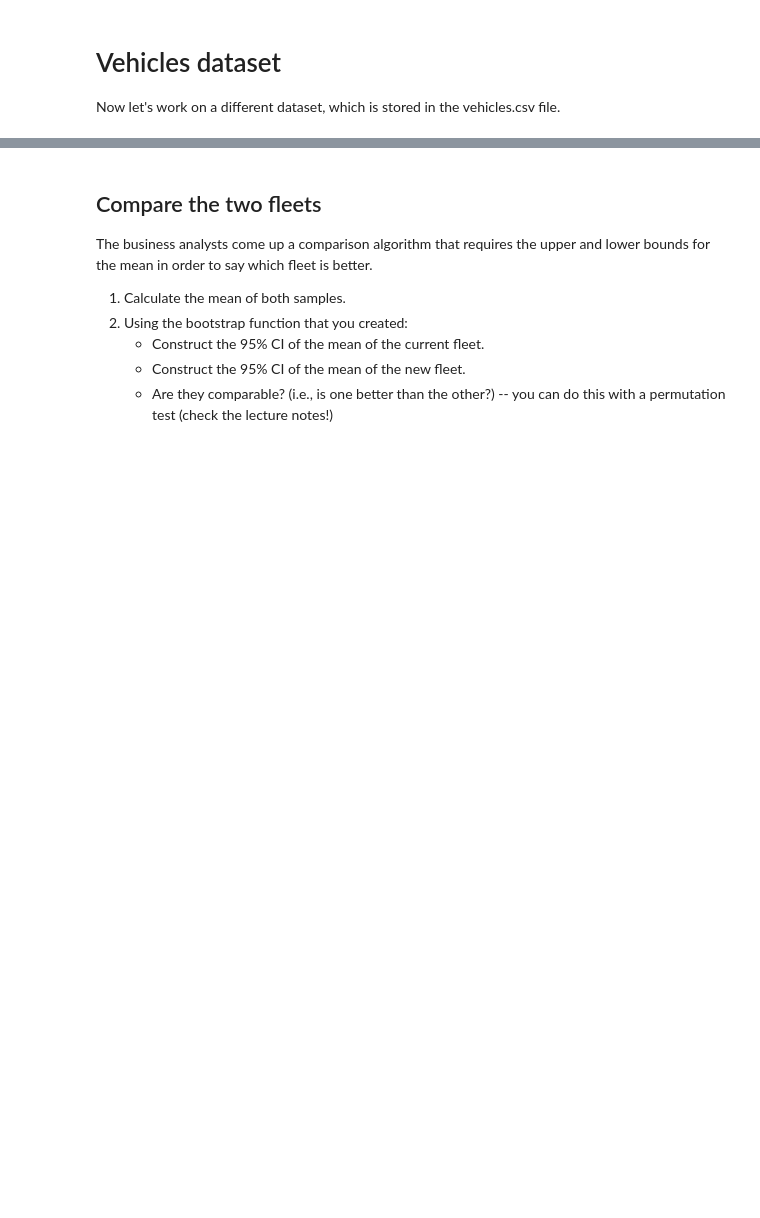
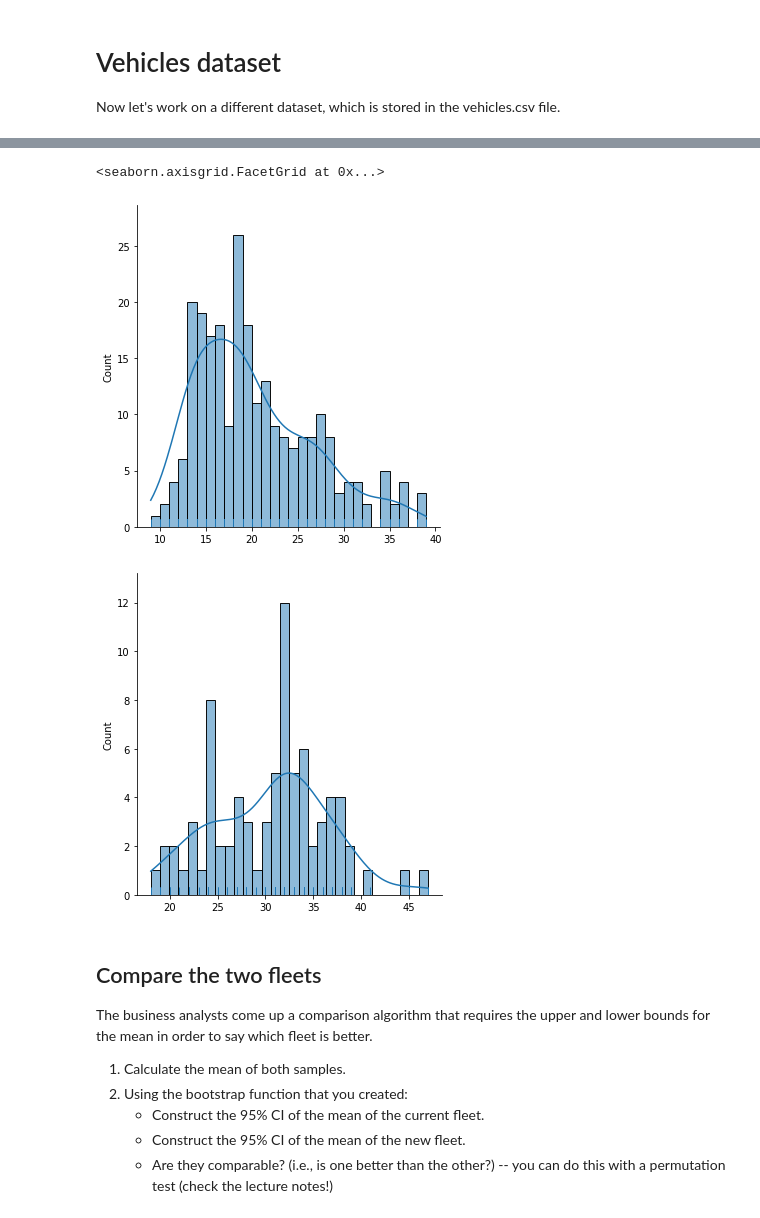
Before and after one commit to arunravi8595/Data-science-decision-making, a Jupyter notebook: Lab_2/bootstrap.ipynb, the cells around one changed output, grey strips where cells are left out. Cells and saved outputs as stored; diff of their text form; code cells hidden in the pictures; blank space fills up the shorter version.

```diff
--- a/Lab_2/bootstrap.ipynb
+++ b/Lab_2/bootstrap.ipynb
@@ -131,3 +178,11 @@ Now let's work on a different dataset, which is stored in the vehicles.csv file.
+# %%
+sns.displot(data1, bins=30, kde=True, rug=True) #Histogram for Current fleet
+
+sns.displot(data2, bins=30, kde=True, rug=True) #Histogram for New fleet
+# %% [output]
+<seaborn.axisgrid.FacetGrid at 0x...>
+[figure, added]
+[figure, added]
 # %% [markdown]
 ## Compare the two fleets
 
```
Also changed, not shown: parts of 4 cells of this notebook.
